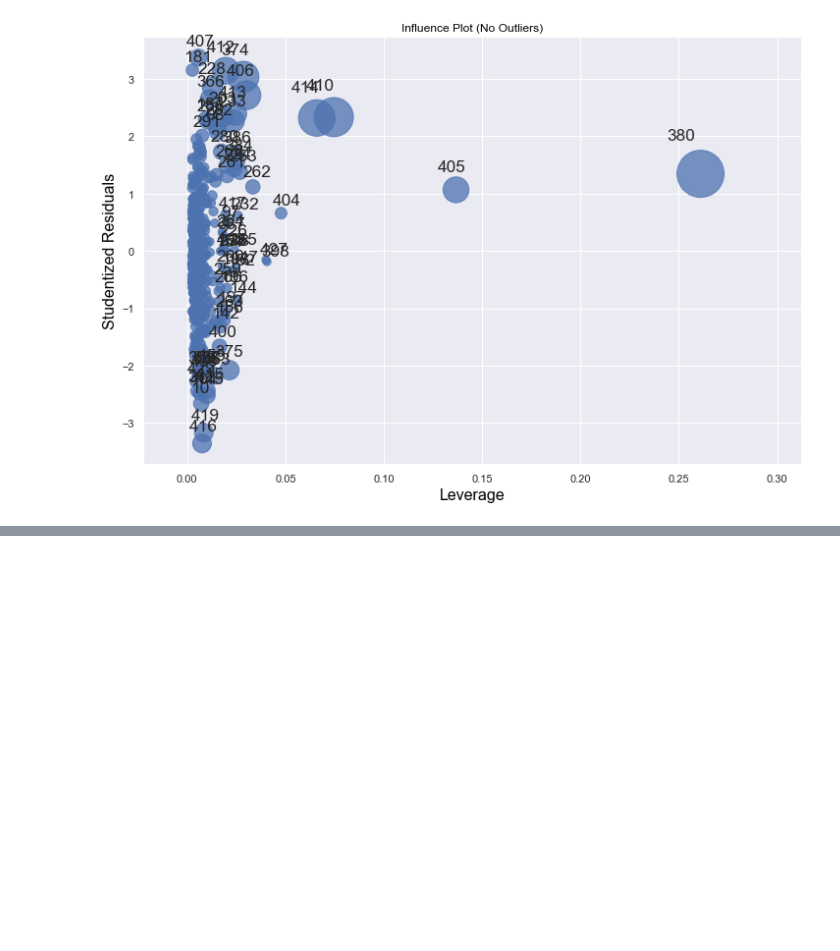
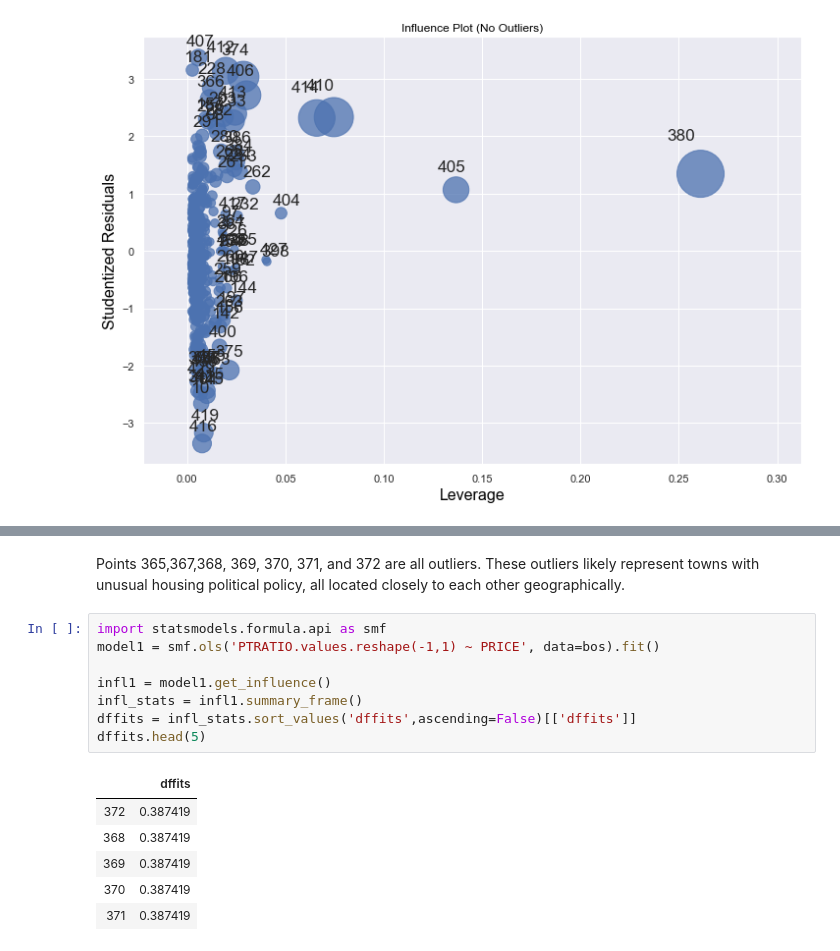
Before and after one commit to ajwal14/Springboard-DSBC, a Jupyter notebook: Mini_Project_Linear_Regression.ipynb, the cells around one changed output, grey strips where cells are left out. Drawn from its saved outputs; the diff is of its cells as text; blank space fills up the shorter version.

```diff
--- a/Mini_Project_Linear_Regression.ipynb
+++ b/Mini_Project_Linear_Regression.ipynb
@@ -918,0 +933,17 @@ plt.show()
+# %% [markdown]
+Points 365,367,368, 369, 370, 371, and 372 are all outliers. These outliers likely represent towns with unusual housing political policy, all located closely to each other geographically.
+# %%
+import statsmodels.formula.api as smf
+model1 = smf.ols('PTRATIO.values.reshape(-1,1) ~ PRICE', data=bos).fit()
+
+infl1 = model1.get_influence()
+infl_stats = infl1.summary_frame()
+dffits = infl_stats.sort_values('dffits',ascending=False)[['dffits']]
+dffits.head(5)
+# %% [output]
+|  | dffits |
+| 372 | 0.387419 |
+| 368 | 0.387419 |
+| 369 | 0.387419 |
+| 370 | 0.387419 |
+| 371 | 0.387419 |
```
Also changed, not shown: parts of 8 cells of this notebook.
